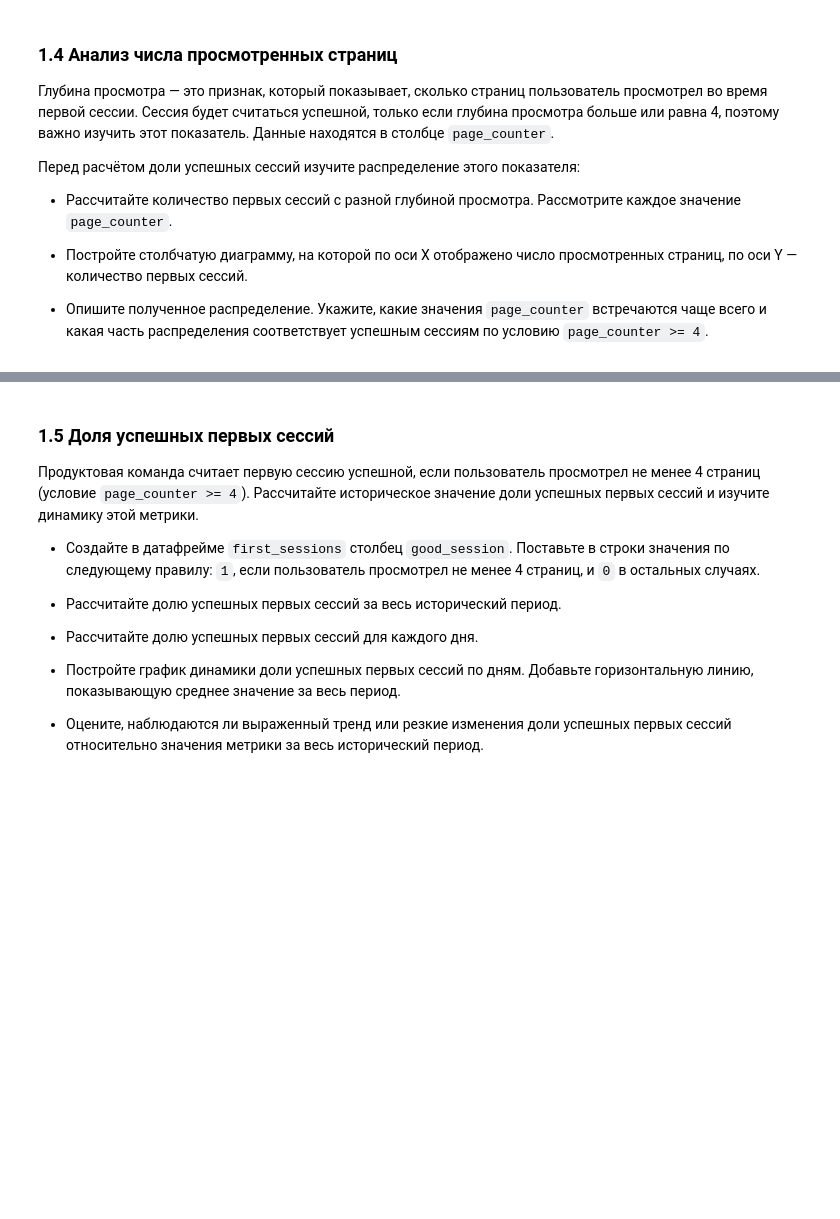
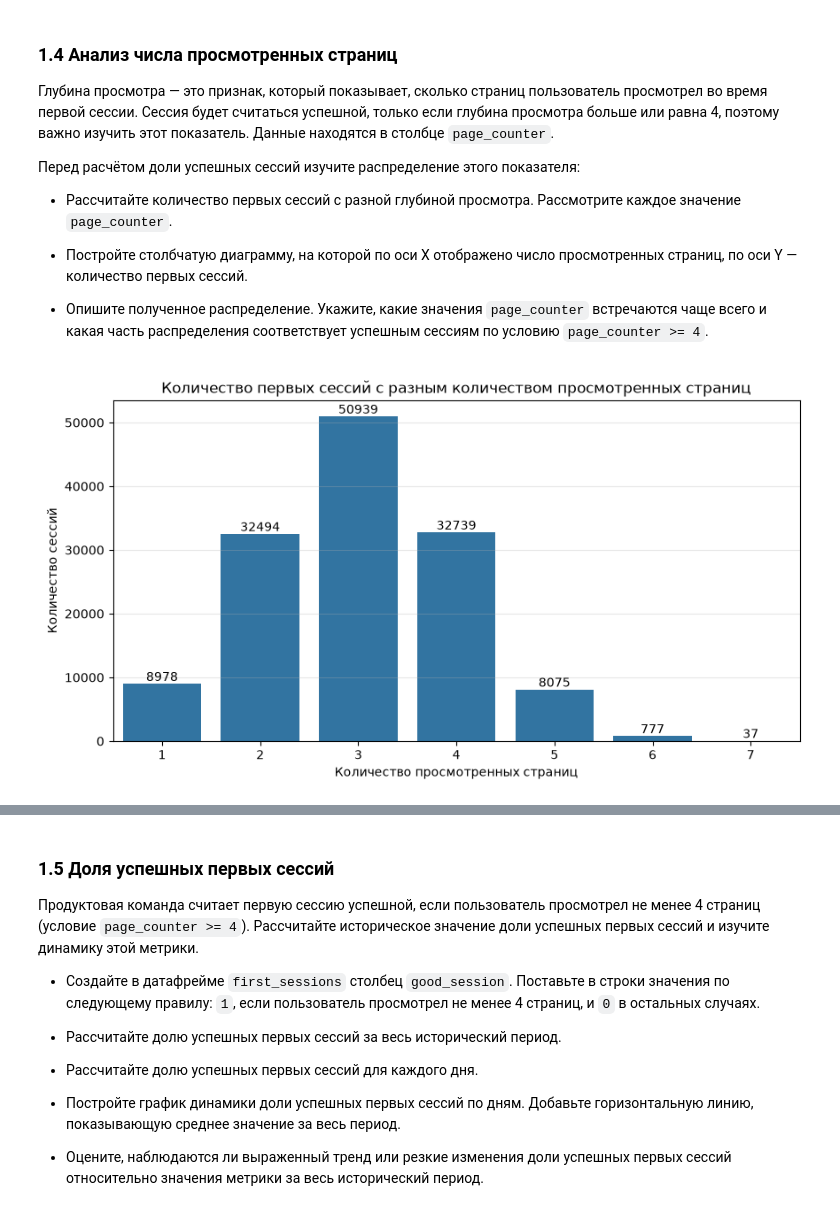
Before and after one commit to MEYakunin/Sprint22_AB_Test_Successful_First_Sessions, a Jupyter notebook: Sprint22_AB_Test_Successful_First_Sessions_Yakunin_Mikl.ipynb, the cells around one changed output, grey strips where cells are left out. Saved outputs shown, nothing was run; the diff lists cells and outputs as text; code cells hidden in the pictures; blank space fills up the shorter version.

Commit message:
Раздел 1.4 Анализ числа просмотренных страниц - выполнен и составлен промежуточный вывод.

```diff
--- a/Sprint22_AB_Test_Successful_First_Sessions_Yakunin_Mikl.ipynb
+++ b/Sprint22_AB_Test_Successful_First_Sessions_Yakunin_Mikl.ipynb
@@ -257,17 +257,25 @@ print(f'Среднее дневное число первых сессий за
 - Опишите полученное распределение. Укажите, какие значения `page_counter` встречаются чаще всего и какая часть распределения соответствует успешным сессиям по условию `page_counter >= 4`.
 # %%
 # Подсчитайте количество первых сессий с разным количеством просмотренных страниц
-pages_scrolled = ...
+pages_scrolled = first_sessions["page_counter"].value_counts()
 
 # Визуализируйте результат: постройте столбчатую диаграмму
 plt.figure(figsize=(10, 5))
-...
+
+ax = sns.barplot(
+    x=pages_scrolled.index,
+    y=pages_scrolled.values
+)
+
+ax.bar_label(ax.containers[0])
 
 # Оформление графика
-plt.title('...')
-plt.xlabel('...')
-plt.ylabel('...')
+plt.title('Количество первых сессий с разным количеством просмотренных страниц')
+plt.xlabel('Количество просмотренных страниц')
+plt.ylabel('Количество сессий')
 
-plt.grid(axis='y')
+plt.grid(axis='y', alpha=0.3)
 plt.xticks(rotation=0)
 plt.show()
+# %% [output]
+[figure, added]
```
Also changed, not shown: parts of 1 cell of this notebook.
